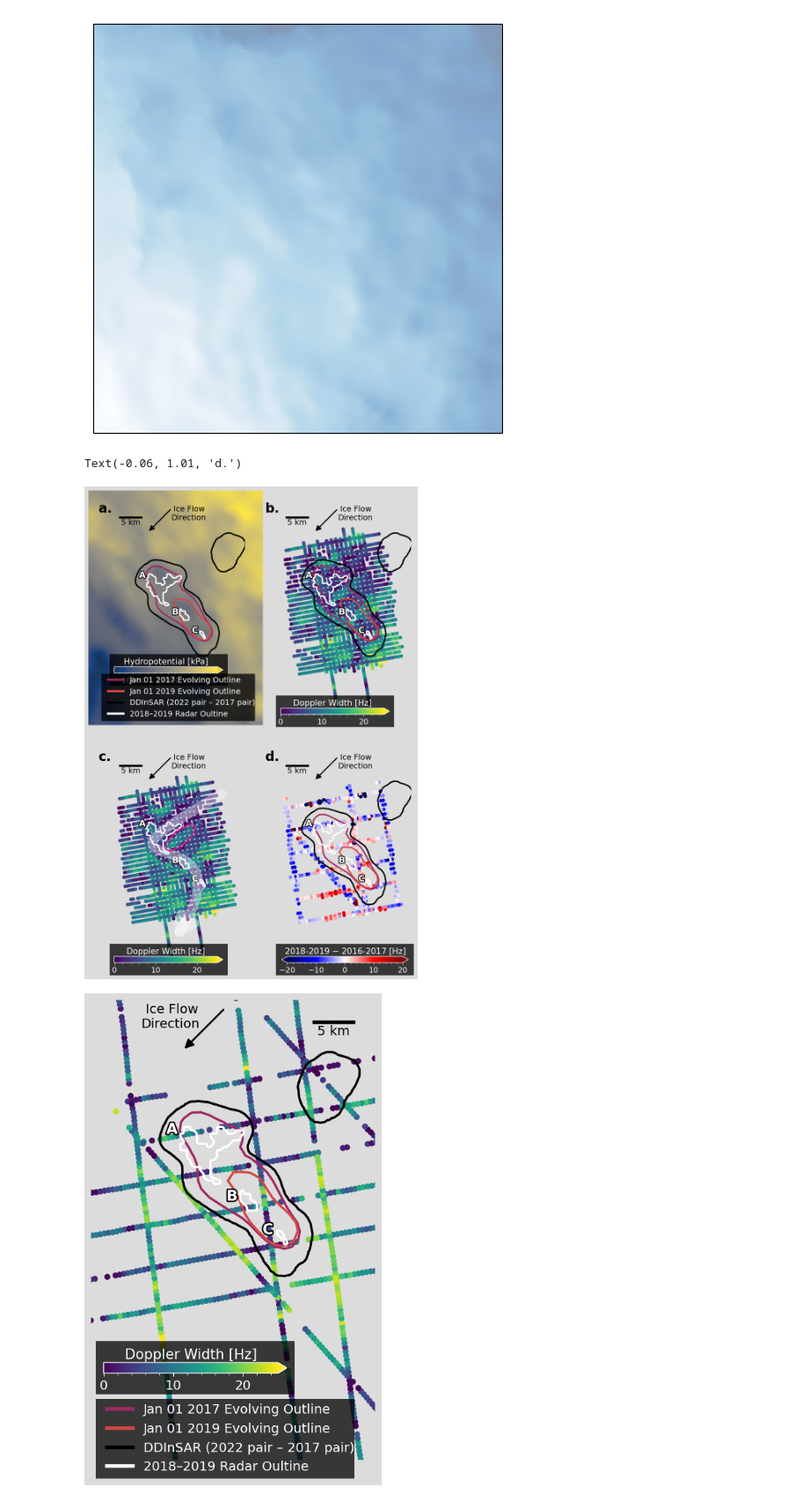
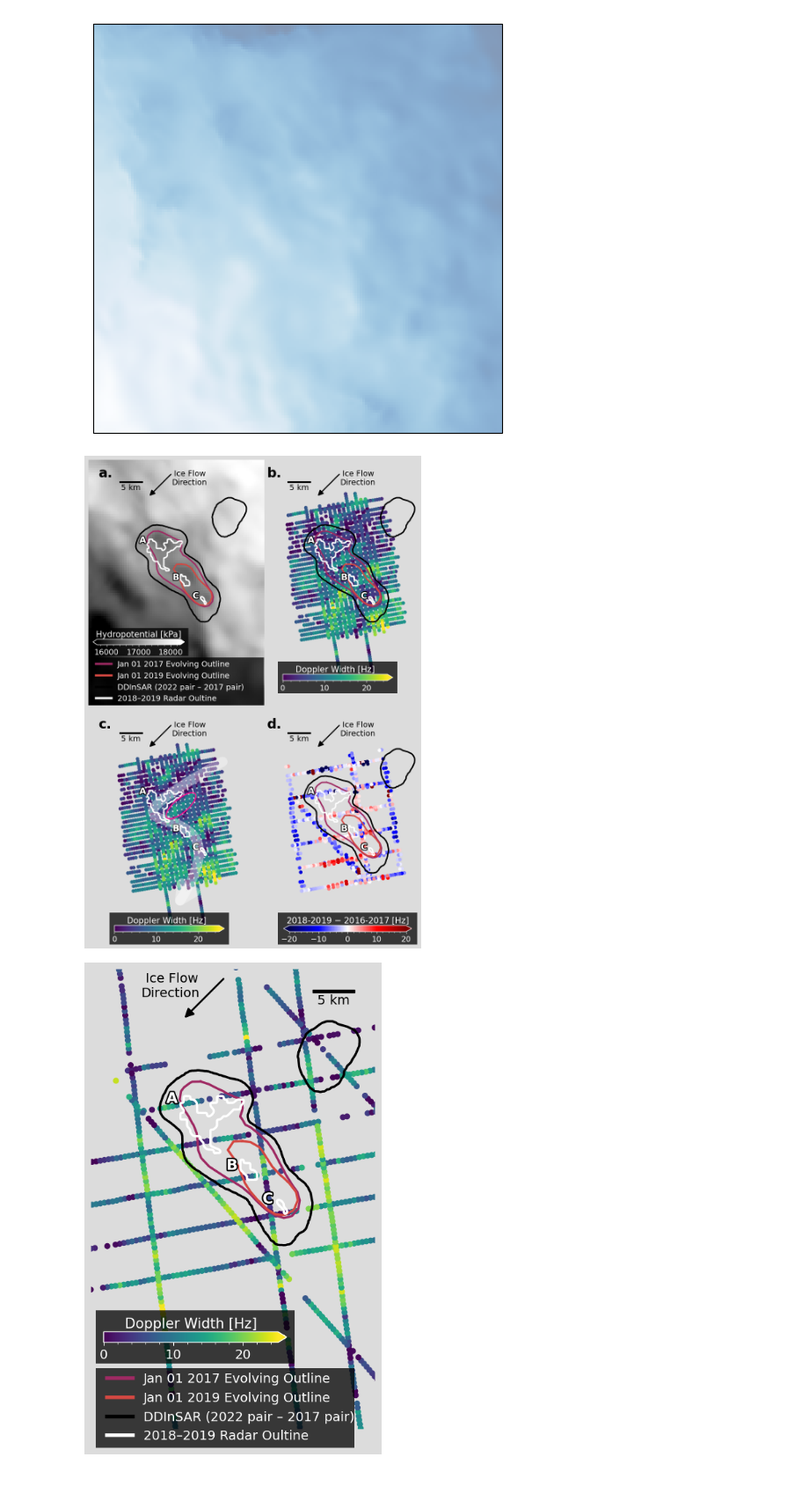
Before and after one commit to zsk4/DavidSpecularity, a Jupyter notebook: Figure4,S2,S3,S4,S6/Figure4,S3,S4,S6.ipynb, the cells around one changed output. Shown at 88% size. Drawn from its saved outputs; the diff is of its cells as text; code cells hidden in the pictures.

```diff
--- a/Figure4,S2,S3,S4,S6/Figure4,S3,S4,S6.ipynb
+++ b/Figure4,S2,S3,S4,S6/Figure4,S3,S4,S6.ipynb
@@ -403,7 +403,7 @@ def common_panel_elements(ax, plot_dict, rad_vel):
     Plot doppler width and lake outline map view.
     """
 
-    bbox = [650000,-1475000,680000,-1430000] #David_SGL2_full extent
+    bbox = [650000,-1475000,680300,-1430000] #David_SGL2_full extent
 
     # Remove borders
     ax.patch.set_facecolor("none")
@@ -413,7 +413,7 @@ def common_panel_elements(ax, plot_dict, rad_vel):
     ax.set_yticks([])
 
     # Plot scaled widths
-    for x_center_list, y_center_list, plotting, velocity in zip(reversed(plot_dict['x_centers']),reversed(plot_dict['y_centers']), reversed(plot_dict['ridge_params_list']), reversed(plot_dict['velocities'])):
+    for x_center_list, y_center_list, plotting, velocity in zip((plot_dict['x_centers']),(plot_dict['y_centers']), (plot_dict['ridge_params_list']), (plot_dict['velocities'])): # Use reversed() to switch plotting order
         width = [rp['right'] - rp['left'] for rp in plotting]
         scaled_width = [w * v for w,v in zip(width,velocity)]  # Scale by velocity to get doppler width
 
@@ -618,7 +618,7 @@ sm = cm.ScalarMappable(norm=norm, cmap=cmap)
 ## AX1 ##
 
 #common_panel_elements(ax1, plotting_dict, offset_video_radargrams_1617)
-bbox = [650000,-1475000,680000,-1430000] #David_SGL2_full extent
+bbox = [650000,-1475000,680300,-1430000] #David_SGL2_full extent
 
 # Remove borders
 ax1.patch.set_facecolor("none")
@@ -630,43 +630,35 @@ ax1.set_xlim(bbox[0],bbox[2])
 ax1.set_ylim(bbox[1],bbox[3])
 
 buffer_x = 4000
-buffer_y = 3000
+buffer_y = 6000
 
 x = hydropotential['x']
 y = hydropotential['y']
 
 xmask = (x >= bbox[0] - buffer_x) & (x <= bbox[2] + buffer_x)
-ymask = (y >= bbox[1] - buffer_y) & (y <= bbox[3] + buffer_y)
+ymask = (y >= bbox[1] - buffer_y) & (y <= bbox[3] + 2000)
 
 hydropotential = hydropotential.sel(x=xmask, y=ymask)
 
-# --- ax1 ---
 ax1.set_xlim(bbox[0], bbox[2])
 ax1.set_ylim(bbox[1], bbox[3])
 
-# Get ax1's physical dimensions
 pos1 = ax1.get_position()
 left1, bottom1, width1, height1 = pos1.bounds
-
-# Coordinate extents
 xmin = float(hydropotential.x.min())
 xmax = float(hydropotential.x.max())
 ymin = float(hydropotential.y.min())
 ymax = float(hydropotential.y.max())
 
-# Bbox dimensions
 bbox_width = bbox[2] - bbox[0]
 bbox_height = bbox[3] - bbox[1]
 
 # Full mesh dimensions relative to bbox
 mesh_width = width1 * (xmax - xmin) / bbox_width
 mesh_height = height1 * (ymax - ymin) / bbox_height
-
-# Where bbox starts within full mesh
 x_offset = width1 * (bbox[0] - xmin) / bbox_width
 y_offset = height1 * (bbox[1] - ymin) / bbox_height
 
-# Position ax_mesh so bbox portion overlaps ax1 exactly
 mesh_left = left1 - x_offset
 mesh_bottom = bottom1 - y_offset
 
@@ -679,21 +671,23 @@ ax_mesh = fig.add_axes(
 ax_mesh.set_xlim(xmin, xmax)
 ax_mesh.set_ylim(ymin, ymax)
 
+mesh_alpha = 0.9
 mesh = ax_mesh.pcolormesh(
     hydropotential.x,
     hydropotential.y,
     hydropotential.subglacial_hydropotential,
-    cmap='cividis',
+    cmap='Grays_r',
     shading='auto',
-    alpha=0.9,
     zorder=0,
+    vmin=15700,
+    vmax=18300
 )
 
 ax_mesh.set_axis_off()
 
 # Add colorbar
-k_cbar_anchor = (0,0.2)
-cbbox = inset_axes(ax1, width=3,height=0.8,
+k_cbar_anchor = (-0.148,0.17)
+cbbox = inset_axes(ax1, width=2.5,height=0.7,
                 bbox_to_anchor=k_cbar_anchor,
                 bbox_transform=ax1.transAxes, loc="center left")
 [cbbox.spines[k].set_visible(False) for k in cbbox.spines]
@@ -712,7 +706,8 @@ cbbox.tick_params(
 cbbox.set_facecolor([0,0,0,0.75])
 
 cbaxes = inset_axes(cbbox, '92%', '20%', loc = 'center')
-cbar=fig.colorbar(mesh,cax=cbaxes, orientation='horizontal',extend='max') #make colorbar
+cbar=fig.colorbar(mesh,cax=cbaxes, orientation='horizontal',extend='both') #make colorbar
+cbar.set_alpha(mesh_alpha)
 cbar.outline.set_edgecolor('white')
 cbar.outline.set_linewidth(1)
 cbar.ax.tick_params(labelsize=14, color='white', labelcolor='white')
@@ -747,8 +742,8 @@ ax1.text(664000, -1432000, ' Ice Flow\nDirection',
 
 colors_plotted = plot_outlines(ax1, evolving_outlines, DDInSAR_outlines, idx_1617, idx_1819)
 
-k_cbar_anchor = (-0.06,-0.06) # Bottom right of ax1
-cbbox = inset_axes(ax1, width=3.9,height=1.2,
+k_cbar_anchor = (-0.148,-0.148) # Bottom right of ax1
+cbbox = inset_axes(ax1, width=4.4,height=1.2,
                 bbox_to_anchor=k_cbar_anchor,
                 bbox_transform=ax1.transAxes, loc="lower left")
 [cbbox.spines[k].set_visible(False) for k in cbbox.spines]
@@ -805,7 +800,7 @@ for x, y in zip(xs_lake, ys_lake):
     ax3.plot(x, y, color=color_radar, linewidth=2.5, zorder=5)
 
 # Arrow path
-bbox = [650000,-1475000,680000,-1430000]
+bbox = [650000,-1475000,680300,-1430000] #David_SGL2_full extent
 verts = [
     (675000,-1439000),  # start
     ( 638000,-1460000),  # control 1
@@ -893,37 +888,36 @@ ax4.annotate(
 '',
 xy=(659000, -1436000),      # Tip
 xytext=(664000, -1431000),  # Tail
 arrowprops=dict(
     arrowstyle='-|>',
     color='black',
     lw=2,
     mutation_scale=20 ,
 ),
 transform=ps71_projection,
 zorder=10
 )
 ax4.text(664000, -1432000, ' Ice Flow\nDirection',
     fontsize=14, color='black', ha='left', va='center',zorder=10)
 
-bbox = [650000,-1475000,680000,-1430000] #David_SGL2_full extent
+bbox = [650000,-1475000,680300,-1430000] #David_SGL2_full extent
 ax4.set_xlim(bbox[0],bbox[2])
 ax4.set_ylim(bbox[1],bbox[3])
 
 plot_outlines(ax4, evolving_outlines, DDInSAR_outlines, idx_1617, idx_1819)
 
 # Set background gainsboro
 fig.patch.set_facecolor('gainsboro')
 
 ax1.text(-0.06, 1.01, 'a.', transform=ax1.transAxes, fontsize=24, fontweight='bold', va='top', ha='left', color='black')
 ax2.text(-0.06, 1.01, 'b.', transform=ax2.transAxes, fontsize=24, fontweight='bold', va='top', ha='left', color='black')
 ax3.text(-0.06, 1.01, 'c.', transform=ax3.transAxes, fontsize=24, fontweight='bold', va='top', ha='left', color='black')
 ax3.text(-0.06, 1.01, 'd.', transform=ax4.transAxes, fontsize=24, fontweight='bold', va='top', ha='left', color='black')
 
 
-#fig.savefig(os.path.join(outdir, 'Figure4.png'), dpi=300, bbox_inches='tight')
+fig.savefig(os.path.join(outdir, 'Figure4.png'), dpi=300, bbox_inches='tight')
 # %% [output]
-Text(-0.06, 1.01, 'd.')
-[figure, old version]
+[figure, new version]
 # %%
 # Figure S6 #
 
```
Also changed, not shown: 2 other files.
